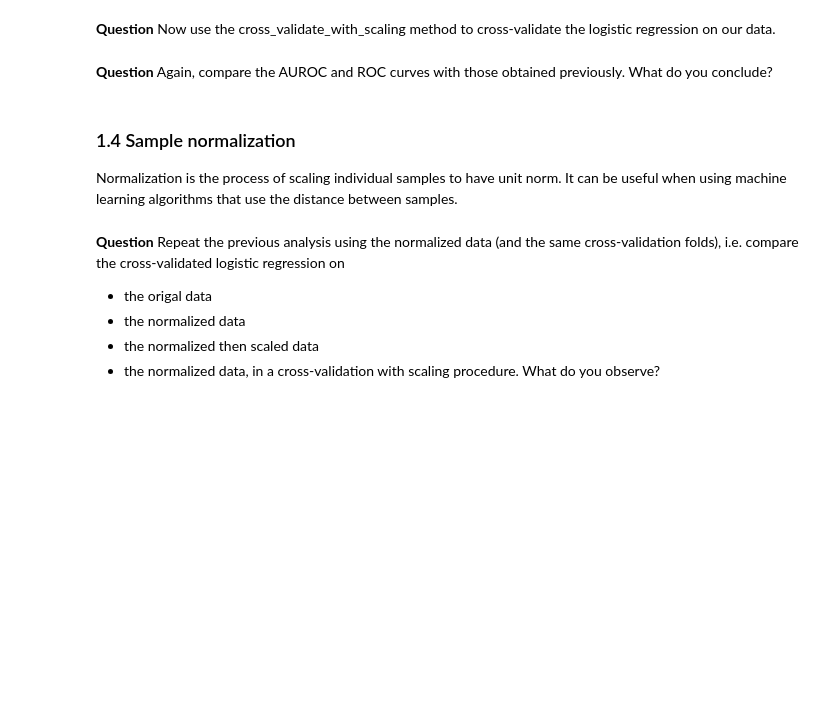
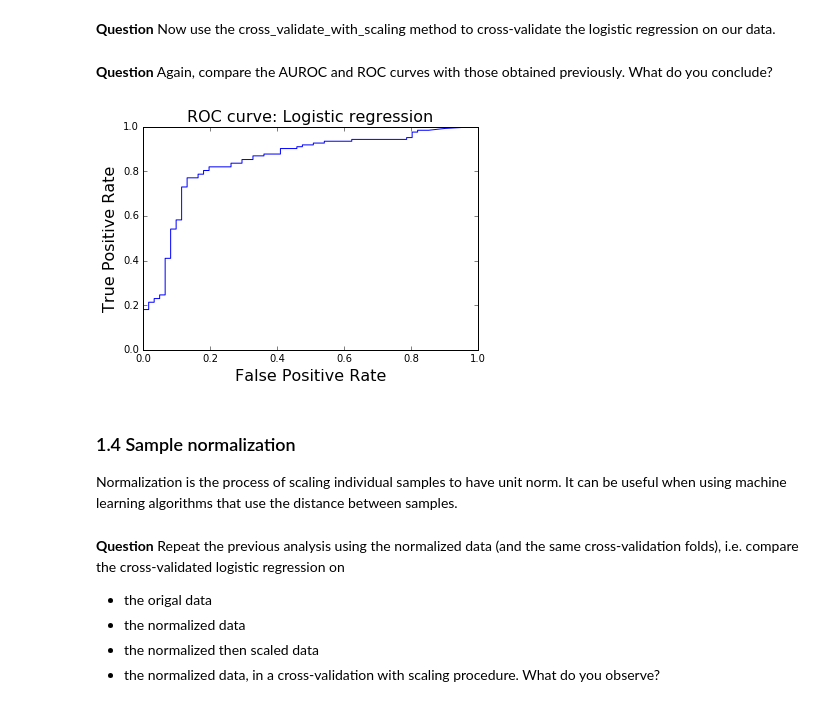
Before and after one commit to Coneain/ma2823_2016, a Jupyter notebook: lab_notebooks/Lab 3 2016-09-30 Logistic regression and project.ipynb, the cells around one changed output. Drawn from its saved outputs; the diff is of its cells as text; code cells hidden in the pictures; blank space fills up the shorter version.

```diff
--- a/lab_notebooks/Lab 3 2016-09-30 Logistic regression and project.ipynb
+++ b/lab_notebooks/Lab 3 2016-09-30 Logistic regression and project.ipynb
@@ -207,12 +195,41 @@ def cross_validate_with_scaling(design_matrix, labels, classifier, cv_folds):
     """
     pred = np.zeros(labels.shape)
     for tr, te in cv_folds:
-        # TODO
+        # Restrict data to train/test folds
+        Xtr = design_matrix[tr, :]
+        ytr = labels[tr]
+        Xte = design_matrix[te, :]
+
+        # Scale data
+        scaler = preprocessing.StandardScaler() # create scaler
+        Xtr = scaler.fit_transform(Xtr) # fit the scaler to the training data and transform training data
+        Xte = scaler.transform(Xte) # transform test data
+
+        # Fit classifier
+        classifier.fit(Xtr, ytr)
+
+        # Predict probabilities (of belonging to +1 class) on test data
+        yte_pred = classifier.predict_proba(Xte)
+        pred[te] = yte_pred[:, 1]
     return pred
 # %% [markdown]
 **Question** Now use the cross_validate_with_scaling method to cross-validate the logistic regression on our data.
+# %%
+ypred_scaled = cross_validate_with_scaling(X, y, clf, folds)
 # %% [markdown]
 **Question** Again, compare the AUROC and ROC curves with those obtained previously. What do you conclude?
+# %%
+fpr_logreg_scaled, tpr_logreg_scaled, thresholds_scaled = metrics.roc_curve(y, ypred_scaled, pos_label=1)
+
+
+plt.plot(fpr_logreg_scaled,tpr_logreg_scaled,color='blue')
+
+plt.xlabel('False Positive Rate', fontsize=16)
+plt.ylabel('True Positive Rate', fontsize=16)
+plt.title('ROC curve: Logistic regression', fontsize=16)
+plt.legend(loc="lower right")
+# %% [output]
+[figure, added]
 # %% [markdown]
 ### 1.4 Sample normalization
 Normalization is the process of scaling individual samples to have unit norm. It can be useful when using machine learning algorithms that use the distance between samples.
```
Also changed, not shown: parts of 8 cells of this notebook, 1 other file.
